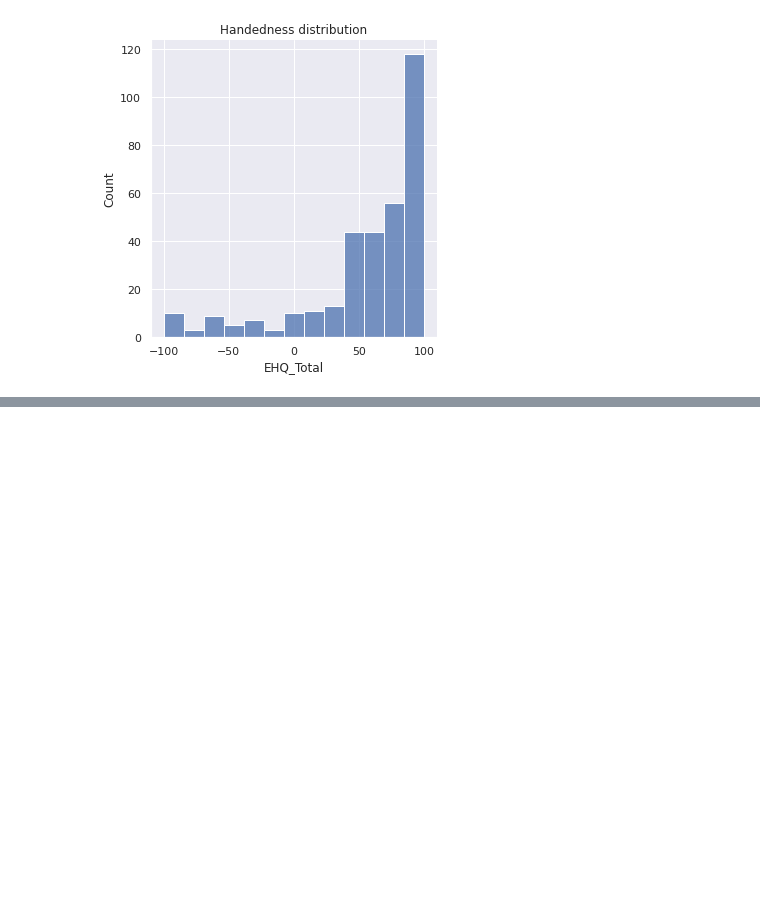
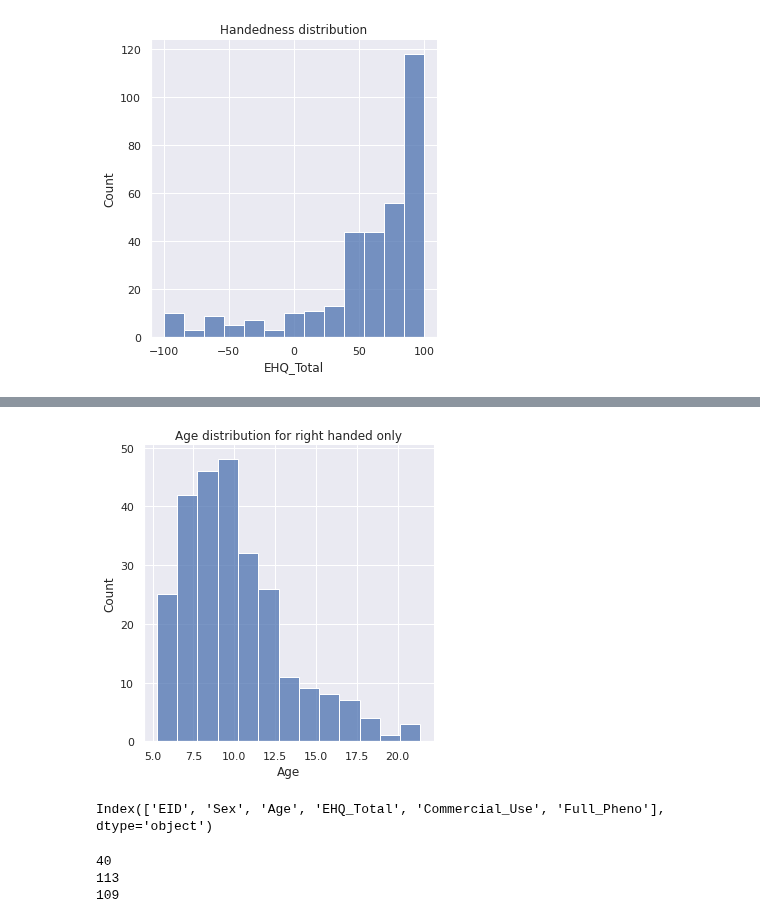
Before and after one commit to cristinarainich/Child-Mind-Institute-Project, a Jupyter notebook: Pheno_data.ipynb, the cells around one changed output, grey strips where cells are left out. Saved outputs shown, nothing was run; the diff lists cells and outputs as text; code cells hidden in the pictures; blank space fills up the shorter version.

```diff
--- a/Pheno_data.ipynb
+++ b/Pheno_data.ipynb
@@ -76,0 +83,9 @@ pl.title('Handedness distribution after the score 50');
+# %%
+sns.displot(full_right.Age)
+pl.title('Age distribution for right handed only');
+# %% [output]
+[figure, added]
+# %%
+full_right.columns
+# %% [output]
+Index(['EID', 'Sex', 'Age', 'EHQ_Total', 'Commercial_Use', 'Full_Pheno'], dtype='object')
@@ -76,0 +104,8 @@ pl.title('Handedness distribution after the score 50');
+# %%
+print(len(up_to_7))
+print(len(in_between))
+print(len(after_10))
+# %% [output]
+40
+113
+109
```
Also changed, not shown: parts of 8 cells of this notebook.
